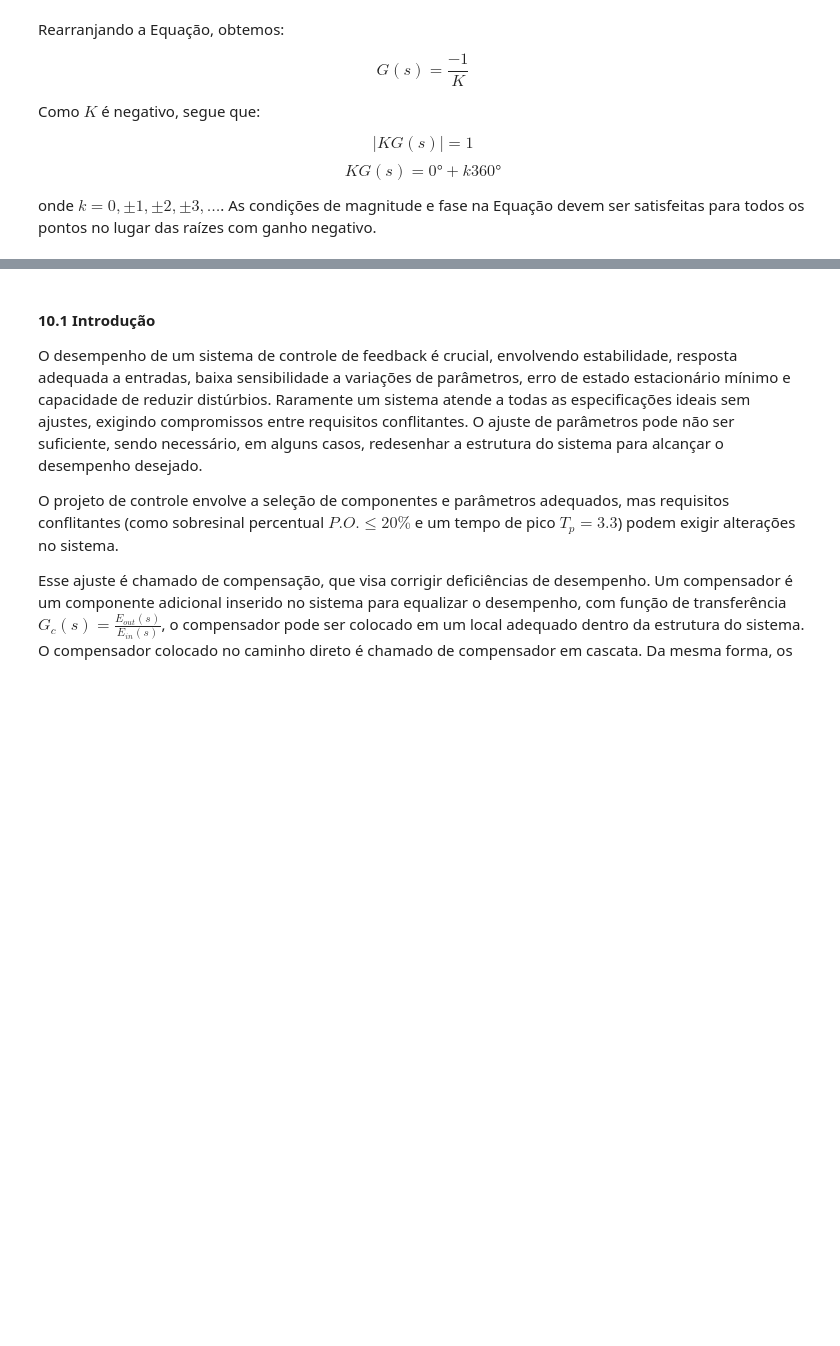
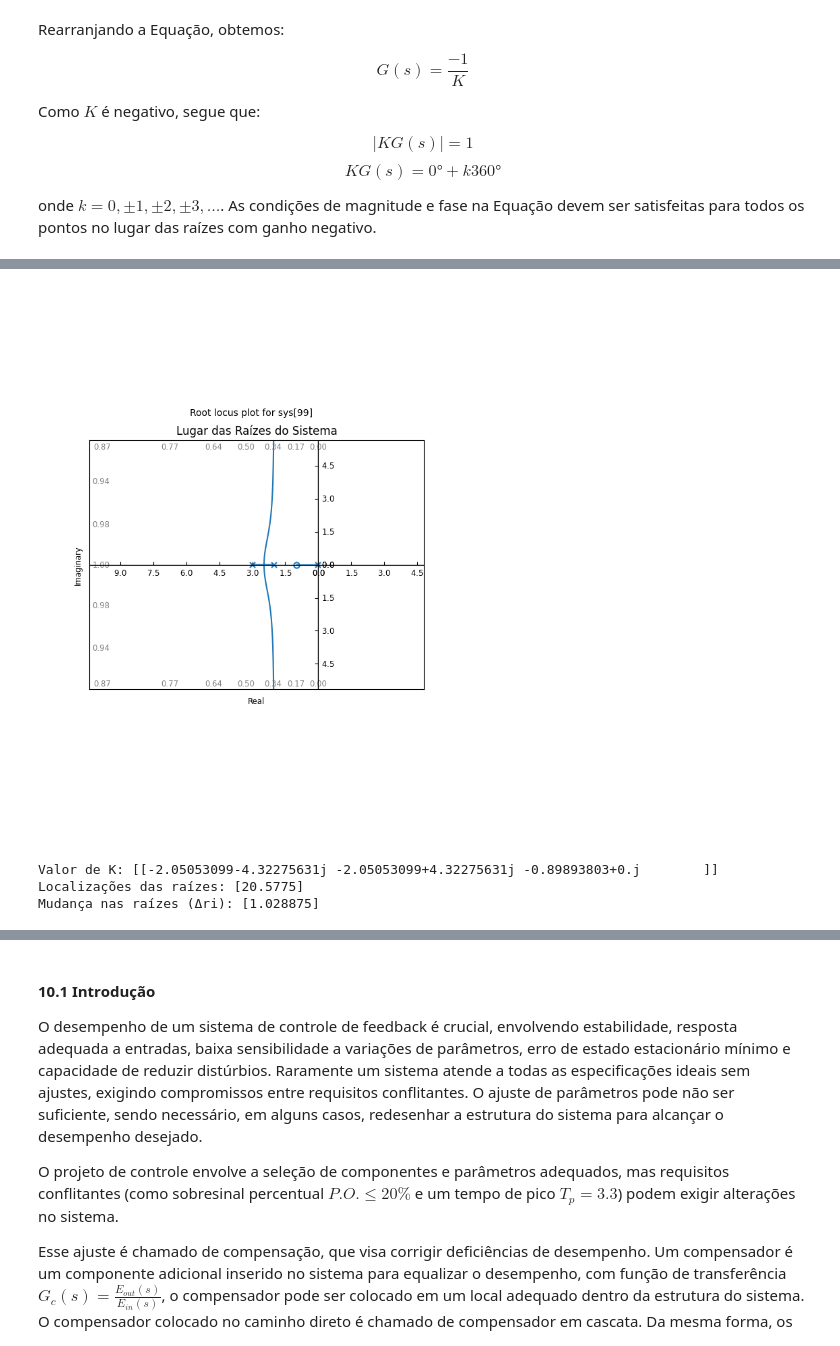
Before and after one commit to arlansantos/estudo-dirigido-controle-automacao, a Jupyter notebook: Estudo_Dirigido_Controle_e_Automação.ipynb, the cells around one changed output, grey strips where cells are left out. Drawn from its saved outputs; the diff is of its cells as text; code cells hidden in the pictures; blank space fills up the shorter version.

```diff
--- a/Estudo_Dirigido_Controle_e_Automação.ipynb
+++ b/Estudo_Dirigido_Controle_e_Automação.ipynb
@@ -2201,0 +2297,33 @@ onde $k = 0, \pm1, \pm2, \pm3, \ldots$. As condições de magnitude e fase na Eq
+# %%
+import numpy as np
+import matplotlib.pyplot as plt
+import control as ctrl
+
+# Definir a função de transferência do sistema
+numerador = [1, 1]
+denominador = [1, 5, 6, 0]
+sistema = ctrl.TransferFunction(numerador, denominador)
+
+# Gerar o gráfico do lugar das raízes
+plt.figure()
+ctrl.root_locus(sistema, plot=True)
+plt.title('Lugar das Raízes do Sistema')
+plt.grid()
+plt.show()
+
+# Encontrar o valor de K para um par de raízes complexas
+K_value, rloc_points = ctrl.root_locus(sistema, kvect=[20.5775], plot=False)
+print(f"Valor de K: {K_value}")
+print(f"Localizações das raízes: {rloc_points}")
+
+# Sensibilidade das raízes às variações em K
+K_original = 20.5775
+K_modificado = K_original * 1.05
+
+# Gerar o gráfico do lugar das raízes para K modificado
+_, rloc_points_modificado = ctrl.root_locus(sistema, kvect=[K_modificado], plot=False)
+
+# Calcular a mudança nas raízes
+delta_ri = rloc_points_modificado - rloc_points
+print(f"Mudança nas raízes (Δri): {delta_ri}")
+# %% [output]
@@ -2201,0 +2331,4 @@ onde $k = 0, \pm1, \pm2, \pm3, \ldots$. As condições de magnitude e fase na Eq
+[figure, added]
+Valor de K: [[-2.05053099-4.32275631j -2.05053099+4.32275631j -0.89893803+0.j        ]]
+Localizações das raízes: [20.5775]
+Mudança nas raízes (Δri): [1.028875]
```
Also changed, not shown: parts of 49 cells of this notebook.
